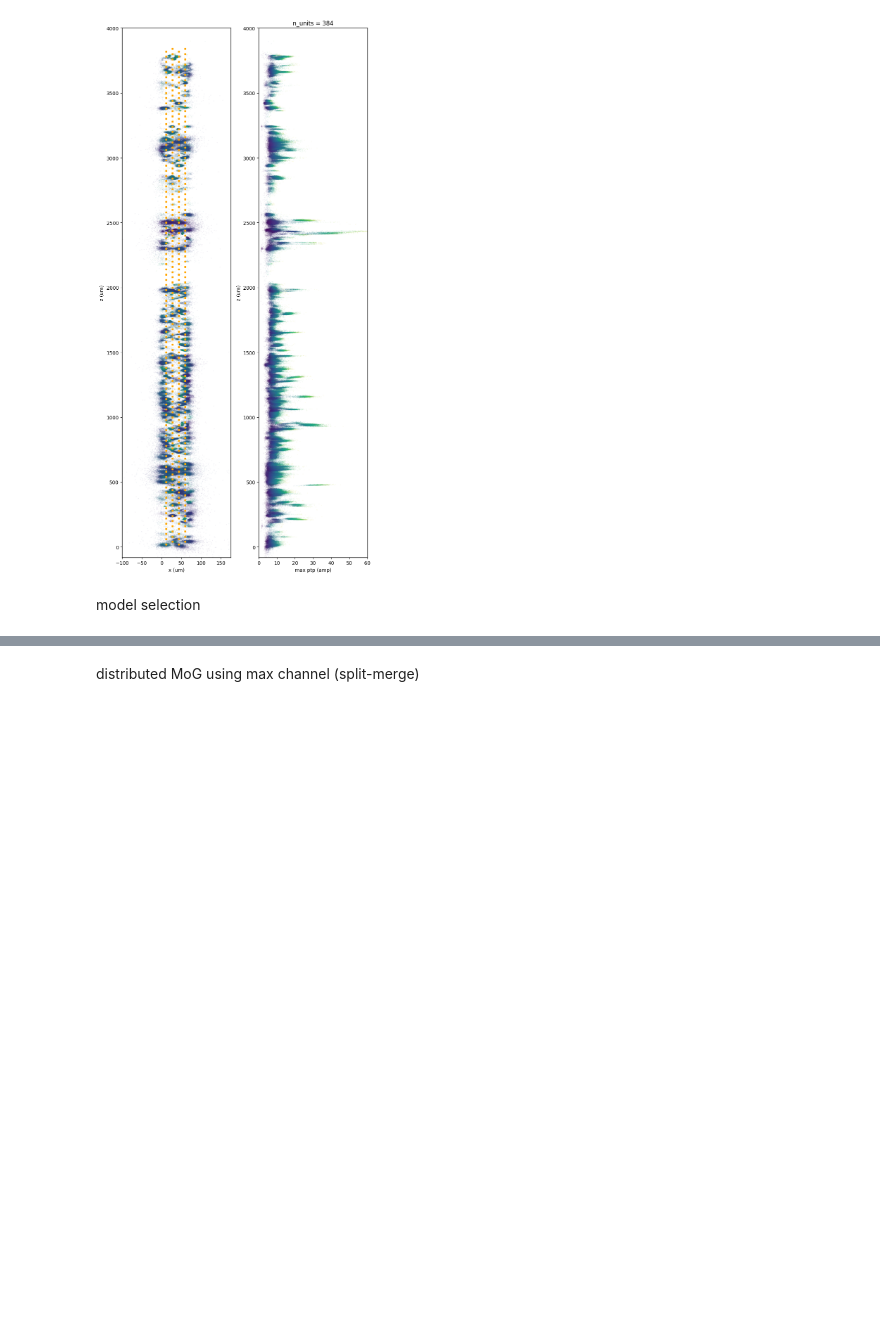
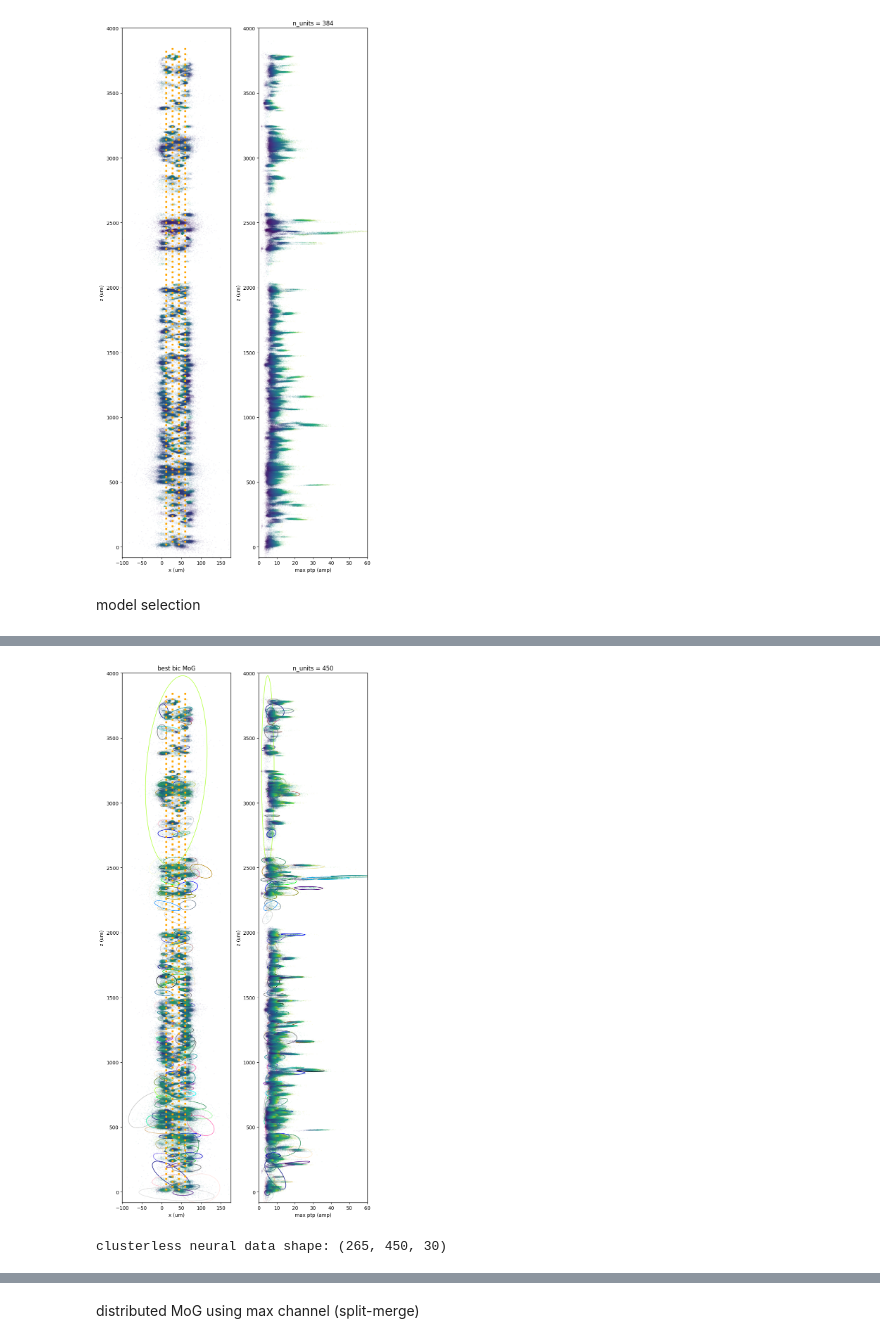
Before and after one commit to yzhang511/density_decoding, a Jupyter notebook: demo/dy_016_clusterless.ipynb, the cells around one changed output, grey strips where cells are left out. Saved outputs shown, nothing was run; the diff lists cells and outputs as text; code cells hidden in the pictures; blank space fills up the shorter version.

```diff
--- a/demo/dy_016_clusterless.ipynb
+++ b/demo/dy_016_clusterless.ipynb
@@ -111,7 +113,7 @@ print(sample_spikes.shape)
 # %%
 lowest_bic = np.infty
 bic = []
-k_range = range(455, 470, 5)
+k_range = range(200, 500, 50)
 
 for k in k_range:
     print(f'--- fit MoG with {k} gaussians ---')
@@ -122,8 +124,10 @@ for k in k_range:
         verbose=1,
         verbose_interval=5
     )
-    gmm.fit(sample_spikes)
-    bic.append(gmm.bic(sample_spikes))
+    # gmm.fit(sample_spikes)
+    # bic.append(gmm.bic(sample_spikes))
+    gmm.fit(spike_features)
+    bic.append(gmm.bic(spike_features))
     if bic[-1] < lowest_bic:
         lowest_bic = bic[-1]
         best_bic_gmm = gmm
@@ -132,8 +154,7 @@ for k in k_range:
 # %%
 best_bic_gmm = GaussianMixture(
         init_params='kmeans',
-        n_components=465,
-        # n_components=300,
+        n_components=450,
         covariance_type='full',
         random_state=seed,
         warm_start=False,
@@ -162,8 +183,8 @@ Initialization converged: True
 spike_labels = []
 spike_probs = []
 offset = 100_000
-for i in range(5):
-    print(i*offset, (i+1)*offset)
+for i in range(8):
+    print(f'loading batch {i+1} ...')
     spike_labels.extend(best_bic_gmm.predict(spike_features[i*offset:(i+1)*offset]))
     spike_probs.extend(best_bic_gmm.predict_proba(spike_features[i*offset:(i+1)*offset]))
 spike_labels = np.array(spike_labels)
@@ -171,21 +201,25 @@ spike_probs = np.array(spike_probs)
 # %%
-viz_tools.plot_MoG_bounds(
+viz.plot_MoG_bounds(
     data=spike_features,
     labels=spike_labels,
     labels_display=np.unique(spike_labels),
     np1_channel_map=np1_channel_map,
     channels=np.arange(n_channels),
     plot_MoG=True,
     title='best bic MoG'
 )
+# %% [output]
+[figure, added]
 # %%
-clusterless_neural_data = data_preprocess.compute_neural_activity(
+clusterless_neural_data = preprocess.compute_neural_activity(
     (spike_times, spike_labels, spike_probs),
     stim_on_times,
     'clusterless',
     n_time_bins=30
 )
 print(f'clusterless neural data shape: {clusterless_neural_data.shape}')
+# %% [output]
+clusterless neural data shape: (265, 450, 30)
 # %%
 plt.imshow(clusterless_neural_data.mean(0), aspect='auto', cmap='cubehelix')
 plt.title('clusterless neural activity')
```
Also changed, not shown: parts of 8 cells of this notebook, 11 other files.
